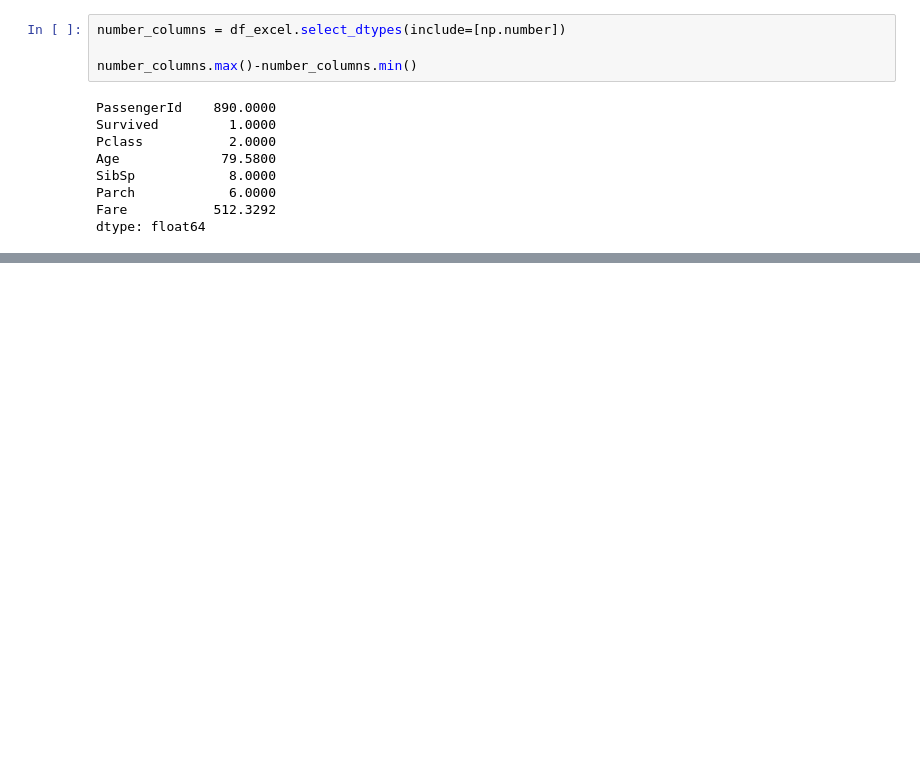
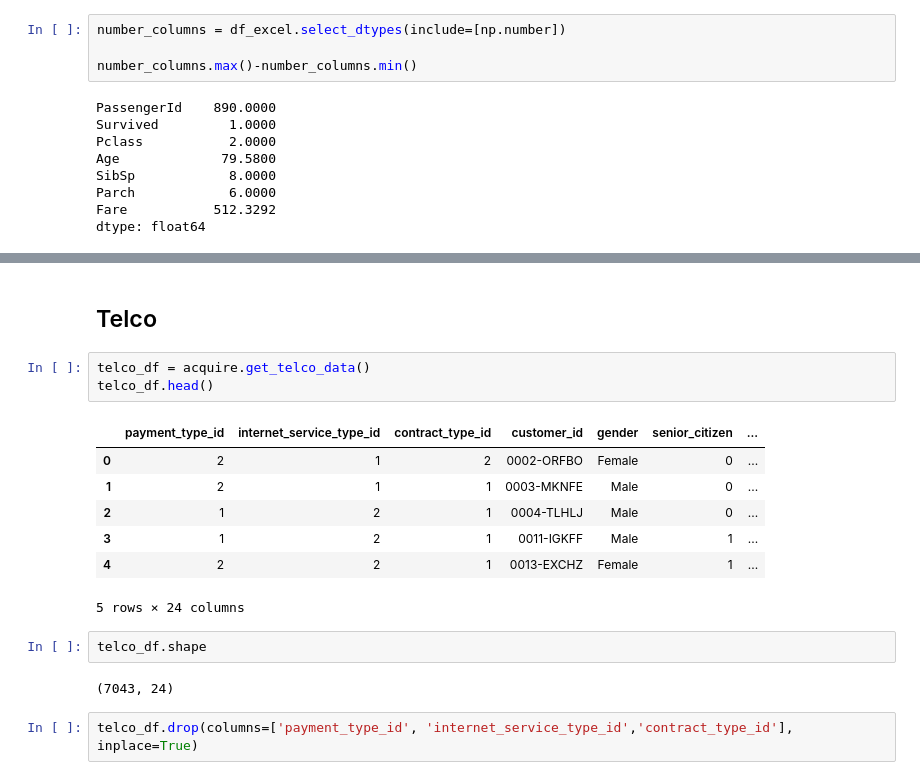
Before and after one commit to markydoug/classification-exercises, a Jupyter notebook: classification_exercises.ipynb, the cells around one changed output, grey strips where cells are left out. Cells and saved outputs as stored; diff of their text form; blank space fills up the shorter version.

Commit message:
update prep_telco info

```diff
--- a/classification_exercises.ipynb
+++ b/classification_exercises.ipynb
@@ -404,0 +407,19 @@ prep_titanic()
+# %% [markdown]
+## Telco
+# %%
+telco_df = acquire.get_telco_data()
+telco_df.head()
+# %% [output]
+|  | payment_type_id | internet_service_type_id | contract_type_id | customer_id | gender | senior_citizen | ... |
+| 0 | 2 | 1 | 2 | 0002-ORFBO | Female | 0 | ... |
+| 1 | 2 | 1 | 1 | 0003-MKNFE | Male | 0 | ... |
+| 2 | 1 | 2 | 1 | 0004-TLHLJ | Male | 0 | ... |
+| 3 | 1 | 2 | 1 | 0011-IGKFF | Male | 1 | ... |
+| 4 | 2 | 2 | 1 | 0013-EXCHZ | Female | 1 | ... |
+5 rows × 24 columns
+# %%
+telco_df.shape
+# %% [output]
+(7043, 24)
+# %%
+telco_df.drop(columns=['payment_type_id', 'internet_service_type_id','contract_type_id'], inplace=True)
```
Also changed, not shown: parts of 51 cells of this notebook.
